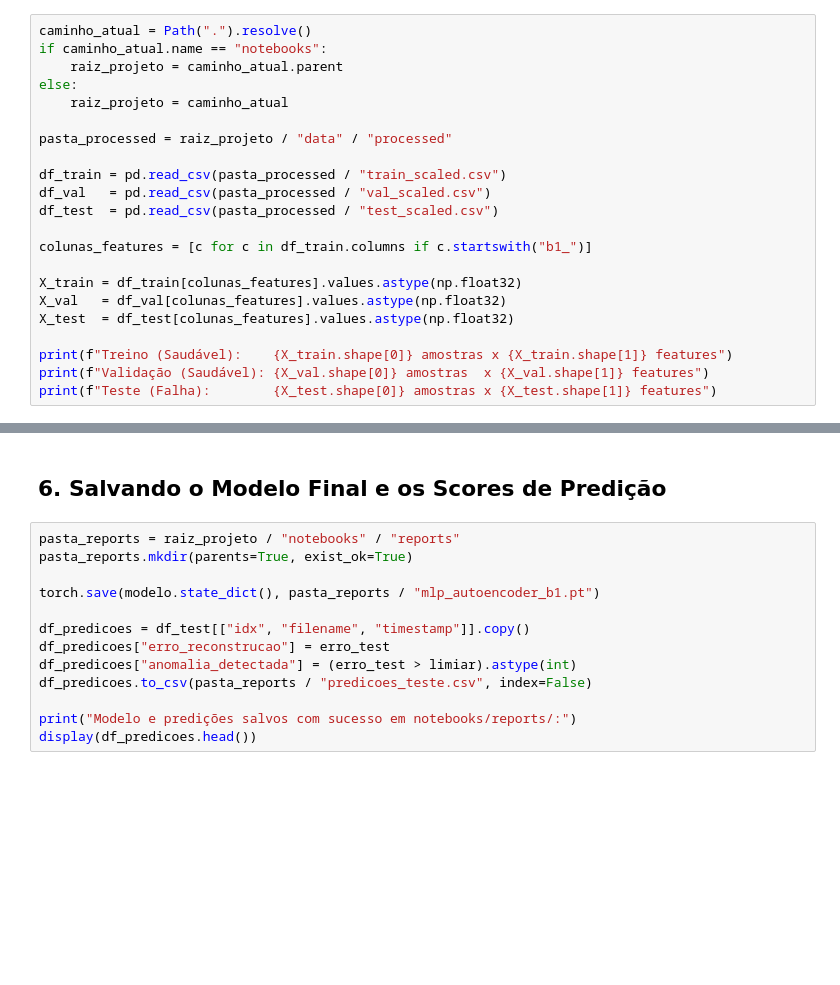
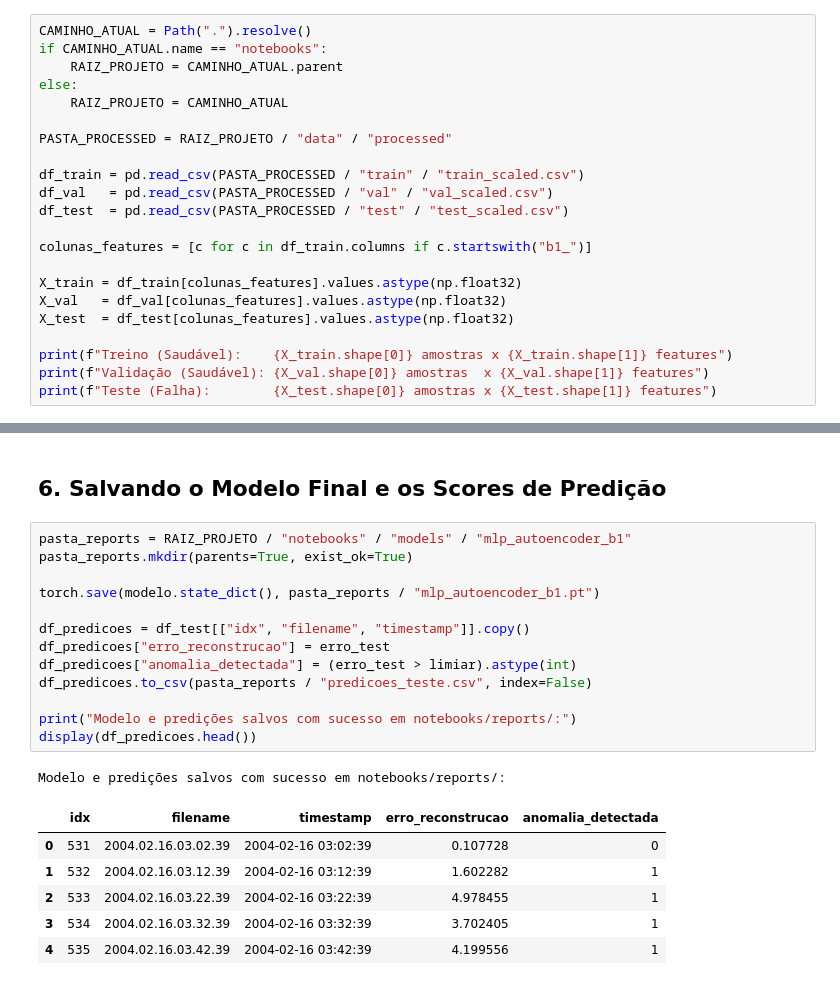
Before and after one commit to Luan-bs/autoencoder_nasa_ims, a Jupyter notebook: notebooks/03_modeling.ipynb, the cells around one changed output, grey strips where cells are left out. Saved outputs shown, nothing was run; the diff lists cells and outputs as text; blank space fills up the shorter version.

```diff
--- a/notebooks/03_modeling.ipynb
+++ b/notebooks/03_modeling.ipynb
@@ -21,17 +21,17 @@ from sklearn.metrics import (
     confusion_matrix
 )
 # %%
-caminho_atual = Path(".").resolve()
-if caminho_atual.name == "notebooks":
-    raiz_projeto = caminho_atual.parent
+CAMINHO_ATUAL = Path(".").resolve()
+if CAMINHO_ATUAL.name == "notebooks":
+    RAIZ_PROJETO = CAMINHO_ATUAL.parent
 else:
-    raiz_projeto = caminho_atual
+    RAIZ_PROJETO = CAMINHO_ATUAL
 
-pasta_processed = raiz_projeto / "data" / "processed"
+PASTA_PROCESSED = RAIZ_PROJETO / "data" / "processed"
 
-df_train = pd.read_csv(pasta_processed / "train_scaled.csv")
-df_val   = pd.read_csv(pasta_processed / "val_scaled.csv")
-df_test  = pd.read_csv(pasta_processed / "test_scaled.csv")
+df_train = pd.read_csv(PASTA_PROCESSED / "train" / "train_scaled.csv")
+df_val   = pd.read_csv(PASTA_PROCESSED / "val" / "val_scaled.csv")
+df_test  = pd.read_csv(PASTA_PROCESSED / "test" / "test_scaled.csv")
 
 colunas_features = [c for c in df_train.columns if c.startswith("b1_")]
 
@@ -240,15 +432,23 @@ plt.show()
 # %% [markdown]
 ## 6. Salvando o Modelo Final e os Scores de Predição
 # %%
-pasta_reports = raiz_projeto / "notebooks" / "reports"
+pasta_reports = RAIZ_PROJETO / "notebooks" / "models" / "mlp_autoencoder_b1"
 pasta_reports.mkdir(parents=True, exist_ok=True)
 
 torch.save(modelo.state_dict(), pasta_reports / "mlp_autoencoder_b1.pt")
 
 df_predicoes = df_test[["idx", "filename", "timestamp"]].copy()
 df_predicoes["erro_reconstrucao"] = erro_test
 df_predicoes["anomalia_detectada"] = (erro_test > limiar).astype(int)
 df_predicoes.to_csv(pasta_reports / "predicoes_teste.csv", index=False)
 
 print("Modelo e predições salvos com sucesso em notebooks/reports/:")
 display(df_predicoes.head())
+# %% [output]
+Modelo e predições salvos com sucesso em notebooks/reports/:
+|  | idx | filename | timestamp | erro_reconstrucao | anomalia_detectada |
+| 0 | 531 | 2004.02.16.03.02.39 | 2004-02-16 03:02:39 | 0.107728 | 0 |
+| 1 | 532 | 2004.02.16.03.12.39 | 2004-02-16 03:12:39 | 1.602282 | 1 |
+| 2 | 533 | 2004.02.16.03.22.39 | 2004-02-16 03:22:39 | 4.978455 | 1 |
+| 3 | 534 | 2004.02.16.03.32.39 | 2004-02-16 03:32:39 | 3.702405 | 1 |
+| 4 | 535 | 2004.02.16.03.42.39 | 2004-02-16 03:42:39 | 4.199556 | 1 |
```
Also changed, not shown: parts of 11 cells of this notebook, 10 other files.
